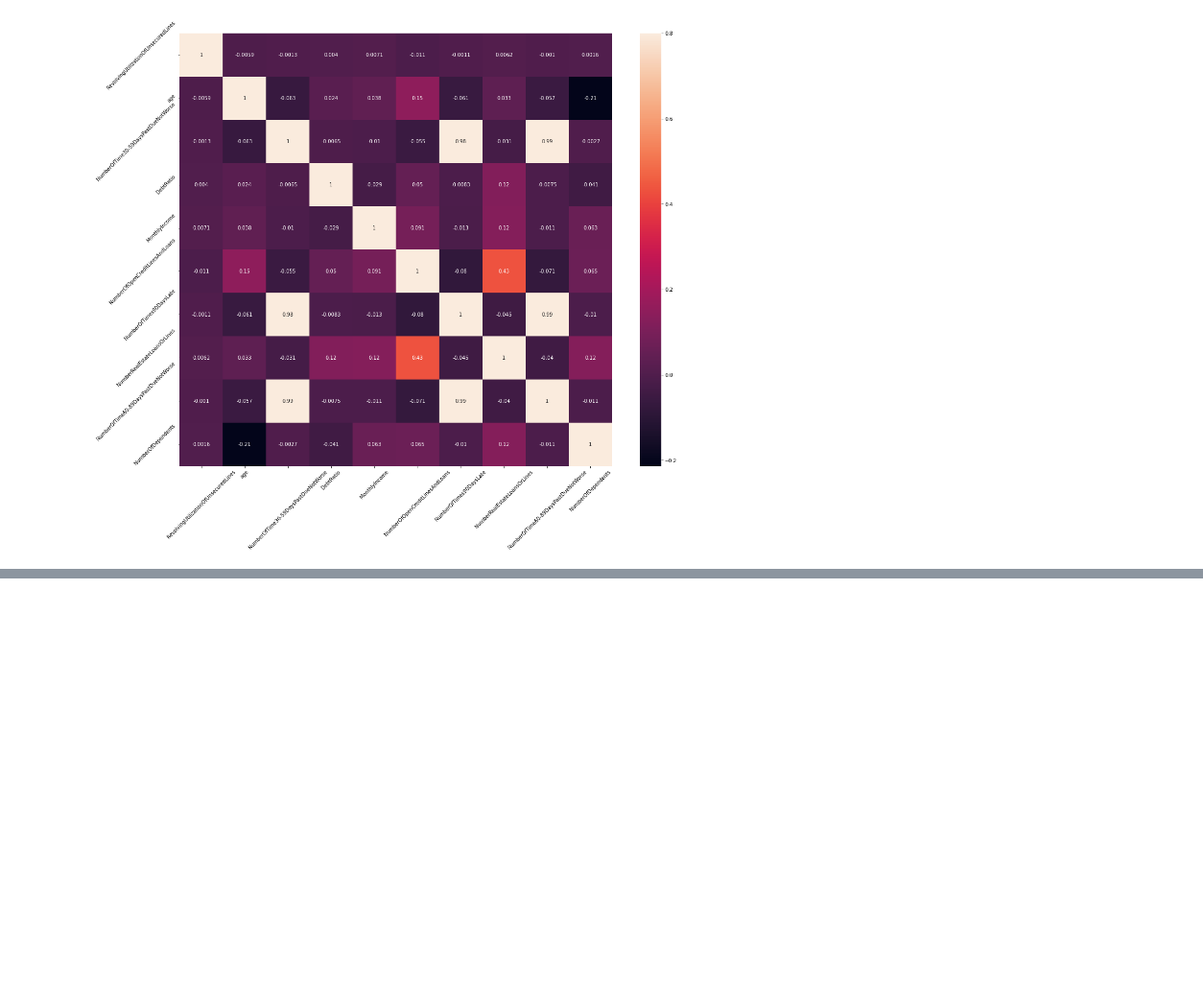
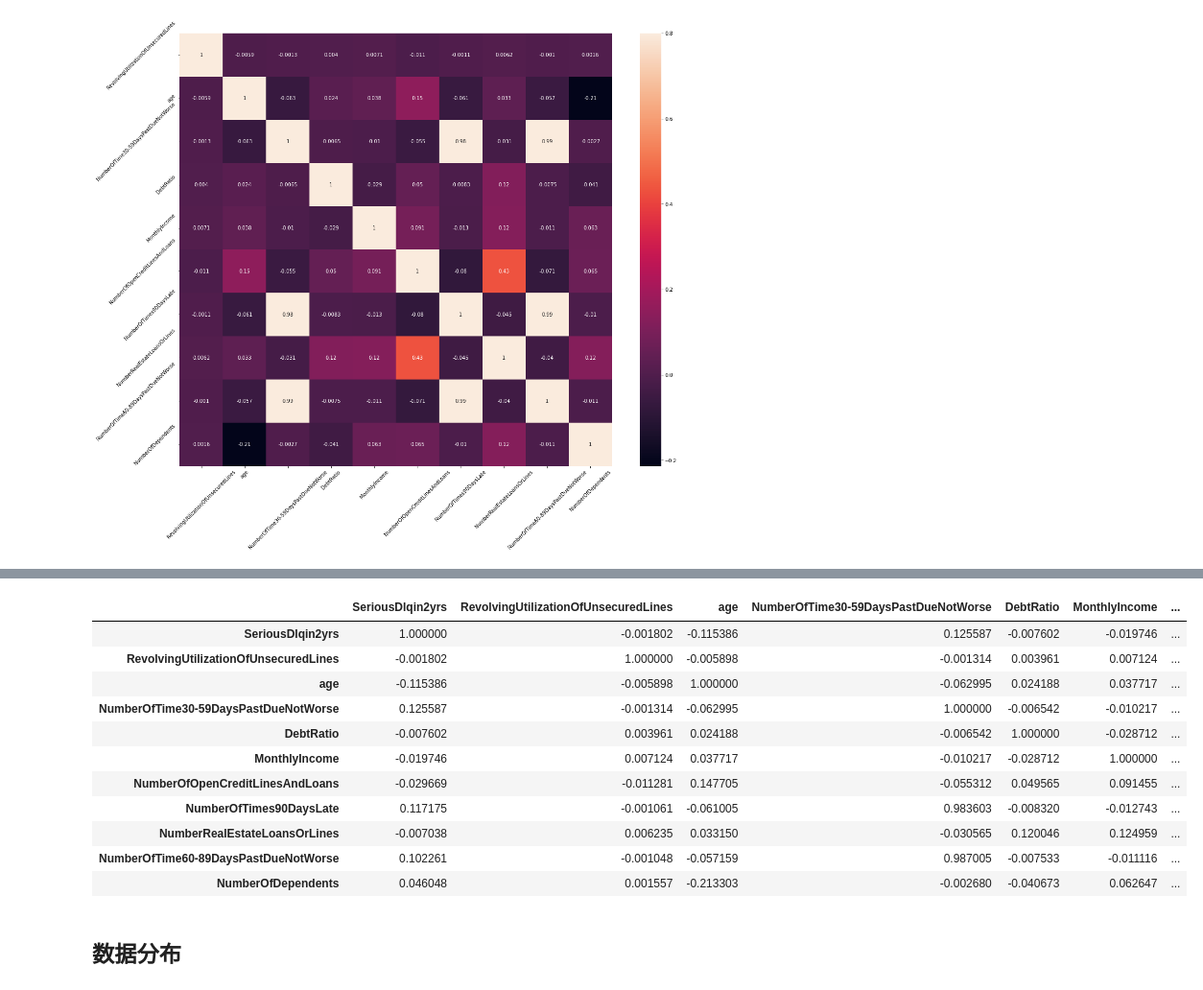
Before and after one commit to liangkaimeng/user_credit_score, a Jupyter notebook: ipython/baseline.ipynb, the cells around one changed output, grey strips where cells are left out. Shown at 96% size. Drawn from its saved outputs; the diff is of its cells as text; code cells hidden in the pictures; blank space fills up the shorter version.

```diff
--- a/ipython/baseline.ipynb
+++ b/ipython/baseline.ipynb
@@ -161,0 +149,17 @@ train.iloc[:, 2:].corr()
+# %%
+train.iloc[:, 1:].corr()
+# %% [output]
+|  | SeriousDlqin2yrs | RevolvingUtilizationOfUnsecuredLines | age | NumberOfTime30-59DaysPastDueNotWorse | DebtRatio | MonthlyIncome | ... |
+| SeriousDlqin2yrs | 1.000000 | -0.001802 | -0.115386 | 0.125587 | -0.007602 | -0.019746 | ... |
+| RevolvingUtilizationOfUnsecuredLines | -0.001802 | 1.000000 | -0.005898 | -0.001314 | 0.003961 | 0.007124 | ... |
+| age | -0.115386 | -0.005898 | 1.000000 | -0.062995 | 0.024188 | 0.037717 | ... |
+| NumberOfTime30-59DaysPastDueNotWorse | 0.125587 | -0.001314 | -0.062995 | 1.000000 | -0.006542 | -0.010217 | ... |
+| DebtRatio | -0.007602 | 0.003961 | 0.024188 | -0.006542 | 1.000000 | -0.028712 | ... |
+| MonthlyIncome | -0.019746 | 0.007124 | 0.037717 | -0.010217 | -0.028712 | 1.000000 | ... |
+| NumberOfOpenCreditLinesAndLoans | -0.029669 | -0.011281 | 0.147705 | -0.055312 | 0.049565 | 0.091455 | ... |
+| NumberOfTimes90DaysLate | 0.117175 | -0.001061 | -0.061005 | 0.983603 | -0.008320 | -0.012743 | ... |
+| NumberRealEstateLoansOrLines | -0.007038 | 0.006235 | 0.033150 | -0.030565 | 0.120046 | 0.124959 | ... |
+| NumberOfTime60-89DaysPastDueNotWorse | 0.102261 | -0.001048 | -0.057159 | 0.987005 | -0.007533 | -0.011116 | ... |
+| NumberOfDependents | 0.046048 | 0.001557 | -0.213303 | -0.002680 | -0.040673 | 0.062647 | ... |
+# %% [markdown]
+## 数据分布
```
Also changed, not shown: parts of 3 cells of this notebook, 1 other file.
